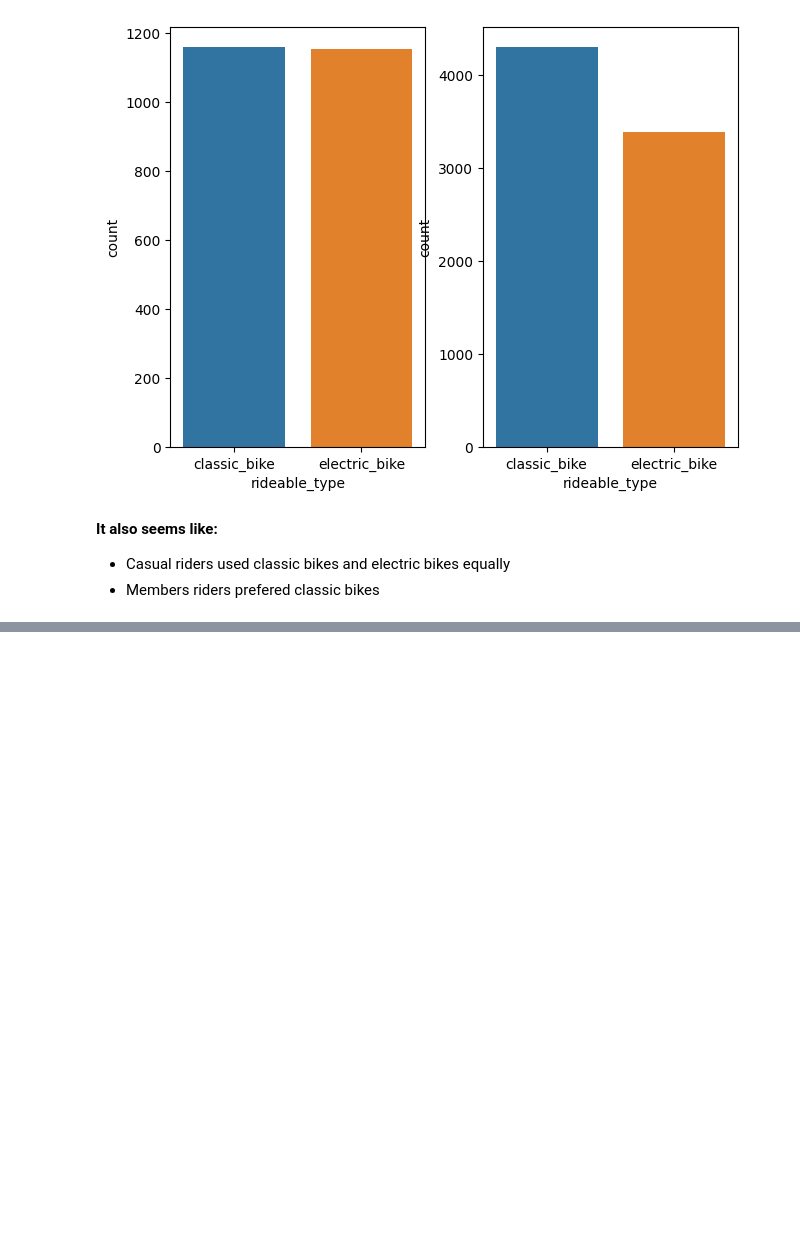
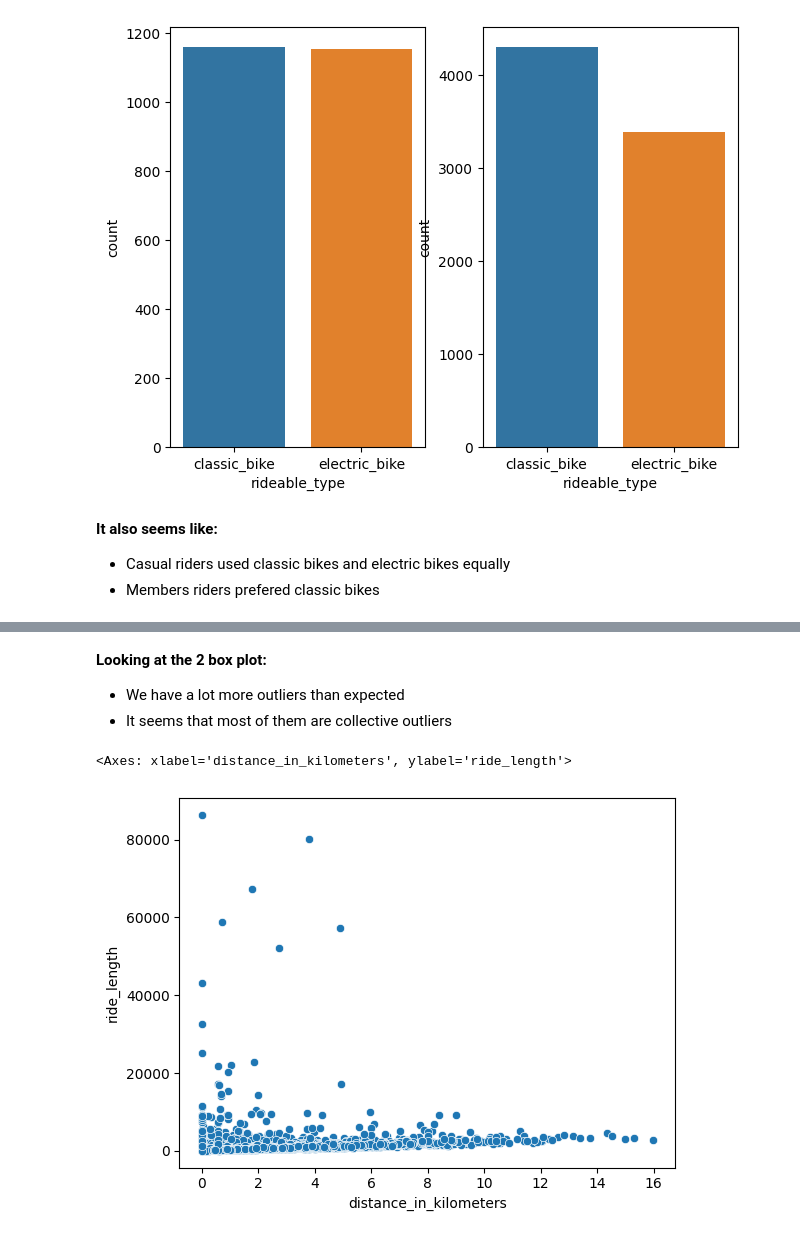
Before and after one commit to ndminh2003/Divvy_Bike_Case_Study_Analysis, a Jupyter notebook: divvy-casestudy.ipynb, the cells around one changed output, grey strips where cells are left out. Cells and saved outputs as stored; diff of their text form; code cells hidden in the pictures; blank space fills up the shorter version.

```diff
--- a/divvy-casestudy.ipynb
+++ b/divvy-casestudy.ipynb
@@ -259,0 +385,9 @@ df_n = encoder.fit_transform(df[['start_lat','end_lat','start_lng','end_lng','me
+# %% [markdown]
+**Looking at the 2 box plot:**
+* We have a lot more outliers than expected
+* It seems that most of them are collective outliers
+# %%
+sns.scatterplot(x=new_df['distance_in_kilometers'],y=new_df['ride_length'].dt.seconds)
+# %% [output]
+<Axes: xlabel='distance_in_kilometers', ylabel='ride_length'>
+[figure, added]
```
Also changed, not shown: parts of 34 cells of this notebook.
